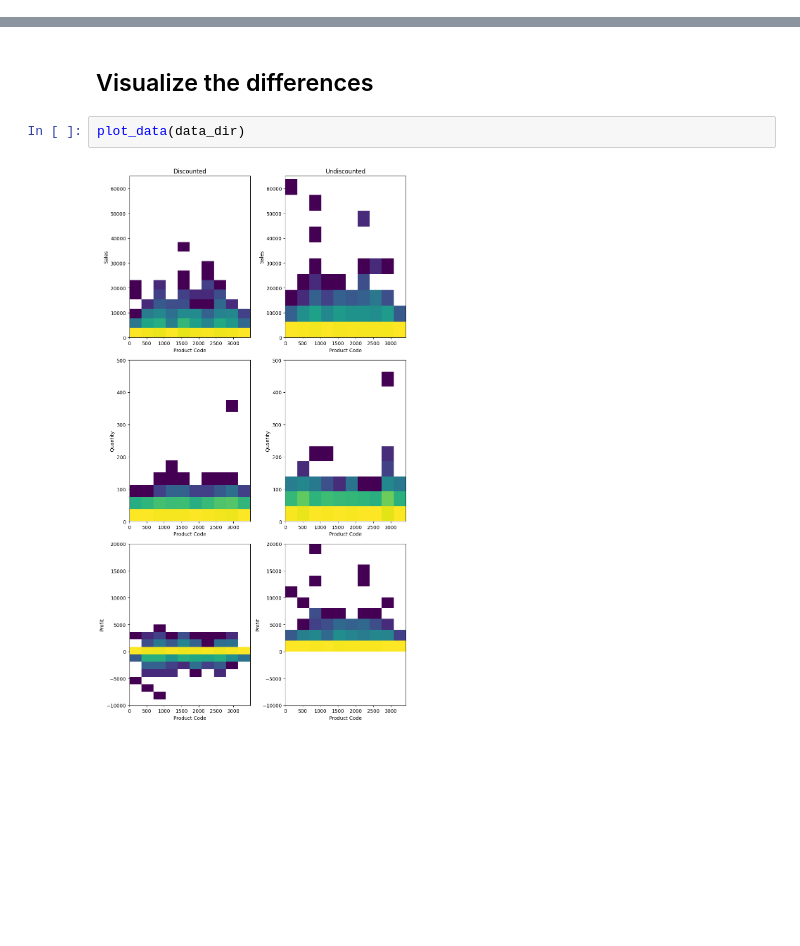
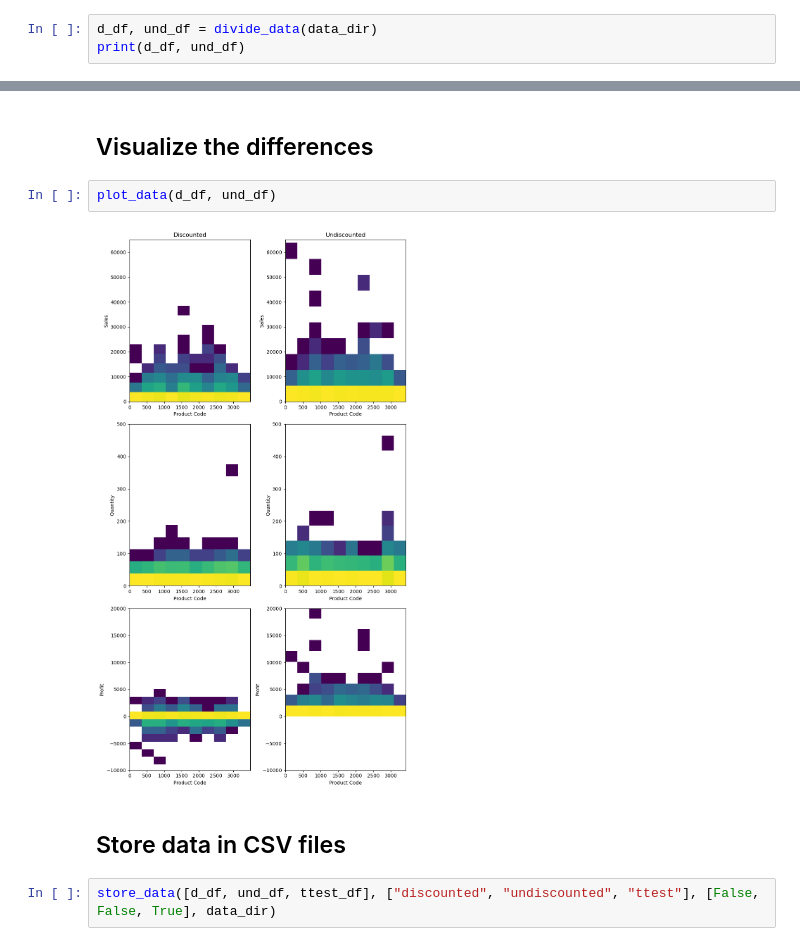
Before and after one commit to G3-Quera-Data-Analysis-Bootcamp-1402/Project-2, a Jupyter notebook: notebooks/statistics.ipynb, the cells around one changed output, grey strips where cells are left out. Saved outputs shown, nothing was run; the diff lists cells and outputs as text; blank space fills up the shorter version.

Commit message:
add store function section and fix func params

```diff
--- a/notebooks/statistics.ipynb
+++ b/notebooks/statistics.ipynb
@@ -31,0 +11,3 @@ divide_data(data_dir)
+# %%
+d_df, und_df = divide_data(data_dir)
+print(d_df, und_df)
@@ -43,6 +43,10 @@ Profit - t-statistics: -29.968519209762395, p-value: 1.2905070654266475e-185
 # %% [markdown]
 ## Visualize the differences
-# %%
-plot_data(data_dir)
-# %% [output]
-[figure, removed]
+# %%
+plot_data(d_df, und_df)
+# %% [output]
+[figure, added]
+# %% [markdown]
+## Store data in CSV files
+# %%
+store_data([d_df, und_df, ttest_df], ["discounted", "undiscounted", "ttest"], [False, False, True], data_dir)
```
Also changed, not shown: parts of 5 cells of this notebook.
